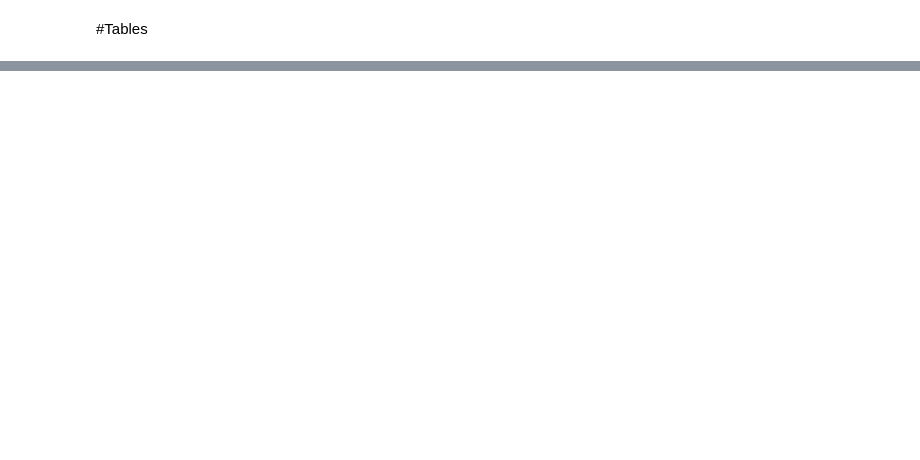
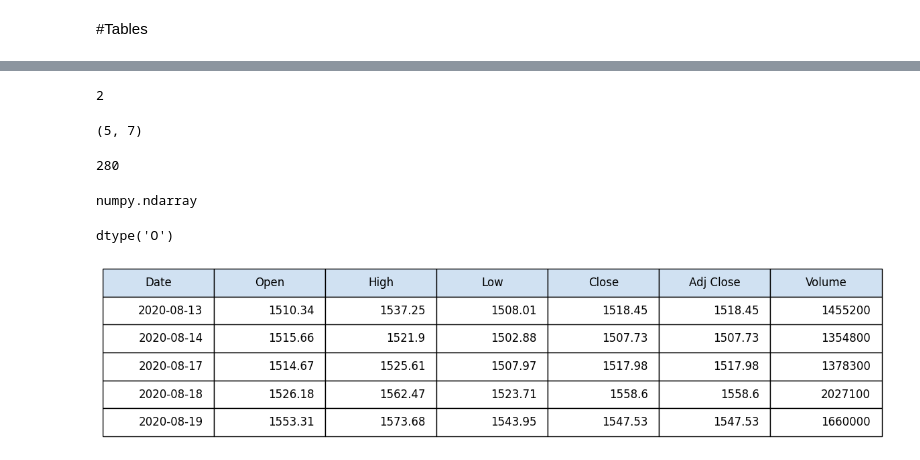
Before and after one commit to touhid0503/Matplotlib, a Jupyter notebook: matplotlib_15_02_26.ipynb, the cells around one changed output, grey strips where cells are left out. Saved outputs shown, nothing was run; the diff lists cells and outputs as text; code cells hidden in the pictures; blank space fills up the shorter version.

Commit message:
tables

```diff
--- a/matplotlib_15_02_26.ipynb
+++ b/matplotlib_15_02_26.ipynb
@@ -45,0 +40,6 @@ Using Colab cache for faster access to the 'googcsv' dataset.
+# %%
+goog_data['Open'] = pd.Series([round(val, 2) for val in goog_data['Open']], index = goog_data.index)
+goog_data['High'] = pd.Series([round(val, 2) for val in goog_data['High']], index = goog_data.index)
+goog_data['Low'] = pd.Series([round(val, 2) for val in goog_data['Low']], index = goog_data.index)
+goog_data['Close'] = pd.Series([round(val, 2) for val in goog_data['Close']], index = goog_data.index)
+goog_data['Adj Close'] = pd.Series([round(val, 2) for val in goog_data['Adj Close']], index = goog_data.index)
@@ -45,0 +55,3 @@ Using Colab cache for faster access to the 'googcsv' dataset.
+# %%
+stk_data = goog_data[-5:]
+stk_data
@@ -45,0 +65,4 @@ Using Colab cache for faster access to the 'googcsv' dataset.
+# %%
+col_head = ('Date','Open','High','Low','Close','Adj Close','Volume')
+stk_data_np = stk_data.to_numpy()
+stk_data_np
@@ -45,0 +79,33 @@ Using Colab cache for faster access to the 'googcsv' dataset.
+# %%
+stk_data_np.ndim
+# %% [output]
+2
+# %%
+stk_data_np.shape
+# %% [output]
+(5, 7)
+# %%
+stk_data_np.nbytes
+# %% [output]
+280
+# %%
+type(stk_data_np)
+# %% [output]
+numpy.ndarray
+# %%
+stk_data_np.dtype
+# %% [output]
+dtype('O')
+# %%
+plt.figure(linewidth=2, tight_layout={'pad':.5}, figsize=(5,3))
+axes_8 = plt.gca()
+axes_8.get_xaxis().set_visible(False)
+axes_8.get_yaxis().set_visible(False)
+plt.box(on=None)
+ccolors = plt.cm.Blues(np.full(len(col_head), 0.2))
+#https://matplotlib.org/3.1.0/tutorials/colors/colormaps.html
+the_table = plt.table(cellText=stk_data_np, loc='center', colLabels=col_head,colColours=ccolors)
+the_table.set_fontsize(12)
+the_table.scale(3, 2.5)
+# %% [output]
+[figure, added]
```
Also changed, not shown: parts of 4 cells of this notebook.
